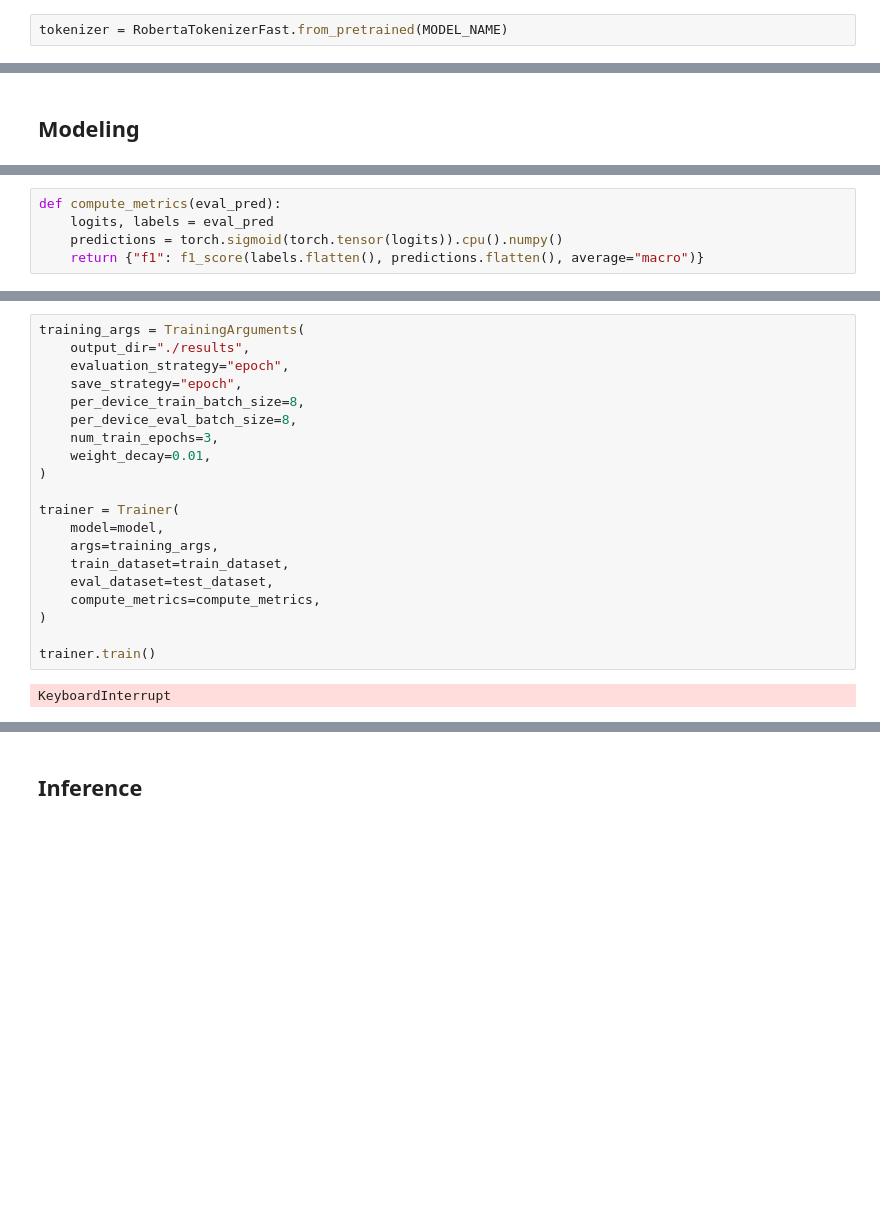
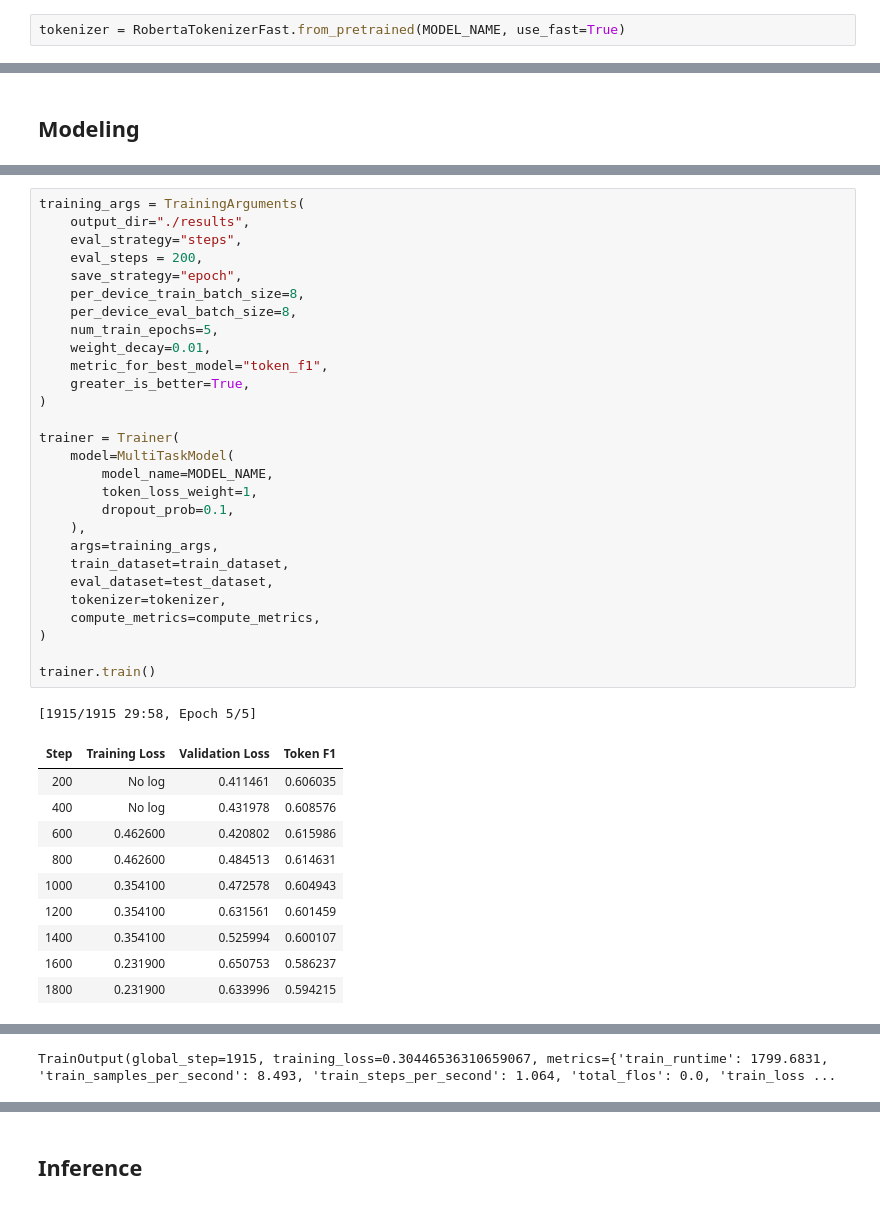
Before and after one commit to akhynkokateryna/manipulative-narrative-detection, a Jupyter notebook: notebooks/span-identification/03-baseline-span_detection-xlm_roberta.ipynb, the cells around one changed output, grey strips where cells are left out. Cells and saved outputs as stored; diff of their text form; blank space fills up the shorter version.

Commit message:
add baseline notebooks for both tasks

```diff
--- a/notebooks/span-identification/03-baseline-span_detection-xlm_roberta.ipynb
+++ b/notebooks/span-identification/03-baseline-span_detection-xlm_roberta.ipynb
@@ -72,7 +63,7 @@ df['trigger_words'] = df['trigger_words'].apply(lambda x: [] if x is None else x
 # %% [markdown]
 ## Dataset
 # %%
-tokenizer = RobertaTokenizerFast.from_pretrained(MODEL_NAME)
+tokenizer = RobertaTokenizerFast.from_pretrained(MODEL_NAME, use_fast=True)
 # %% [output]
 The tokenizer class you load from this checkpoint is not the same type as the class this function is called from. It may result in unexpected tokenization.
 The tokenizer class you load from this checkpoint is 'XLMRobertaTokenizerFast'.
@@ -143,5 +126,0 @@ You should probably TRAIN this model on a down-stream task to be able to use it
-# %%
-def compute_metrics(eval_pred):
-    logits, labels = eval_pred
-    predictions = torch.sigmoid(torch.tensor(logits)).cpu().numpy()
-    return {"f1": f1_score(labels.flatten(), predictions.flatten(), average="macro")}
@@ -148,22 +233,40 @@ def compute_metrics(eval_pred):
 # %%
 training_args = TrainingArguments(
     output_dir="./results",
-    evaluation_strategy="epoch",
+    eval_strategy="steps",
+    eval_steps = 200,
     save_strategy="epoch",
     per_device_train_batch_size=8,
     per_device_eval_batch_size=8,
-    num_train_epochs=3,
+    num_train_epochs=5,
     weight_decay=0.01,
+    metric_for_best_model="token_f1",
+    greater_is_better=True,
 )
 
 trainer = Trainer(
-    model=model,
+    model=MultiTaskModel(
+        model_name=MODEL_NAME,
+        token_loss_weight=1,
+        dropout_prob=0.1,
+    ),
     args=training_args,
     train_dataset=train_dataset,
     eval_dataset=test_dataset,
+    tokenizer=tokenizer,
     compute_metrics=compute_metrics,
 )
 
 trainer.train()
 # %% [output]
-KeyboardInterrupt
+[1915/1915 29:58, Epoch 5/5]
+| Step | Training Loss | Validation Loss | Token F1 |
+| 200 | No log | 0.411461 | 0.606035 |
+| 400 | No log | 0.431978 | 0.608576 |
+| 600 | 0.462600 | 0.420802 | 0.615986 |
+| 800 | 0.462600 | 0.484513 | 0.614631 |
+| 1000 | 0.354100 | 0.472578 | 0.604943 |
+| 1200 | 0.354100 | 0.631561 | 0.601459 |
+| 1400 | 0.354100 | 0.525994 | 0.600107 |
+| 1600 | 0.231900 | 0.650753 | 0.586237 |
+| 1800 | 0.231900 | 0.633996 | 0.594215 |
@@ -170,2 +290,3 @@ KeyboardInterrupt
+TrainOutput(global_step=1915, training_loss=0.30446536310659067, metrics={'train_runtime': 1799.6831, 'train_samples_per_second': 8.493, 'train_steps_per_second': 1.064, 'total_flos': 0.0, 'train_loss ...
 # %%
 trainer.evaluate()
```
Also changed, not shown: parts of 16 cells of this notebook, 5 other files.
